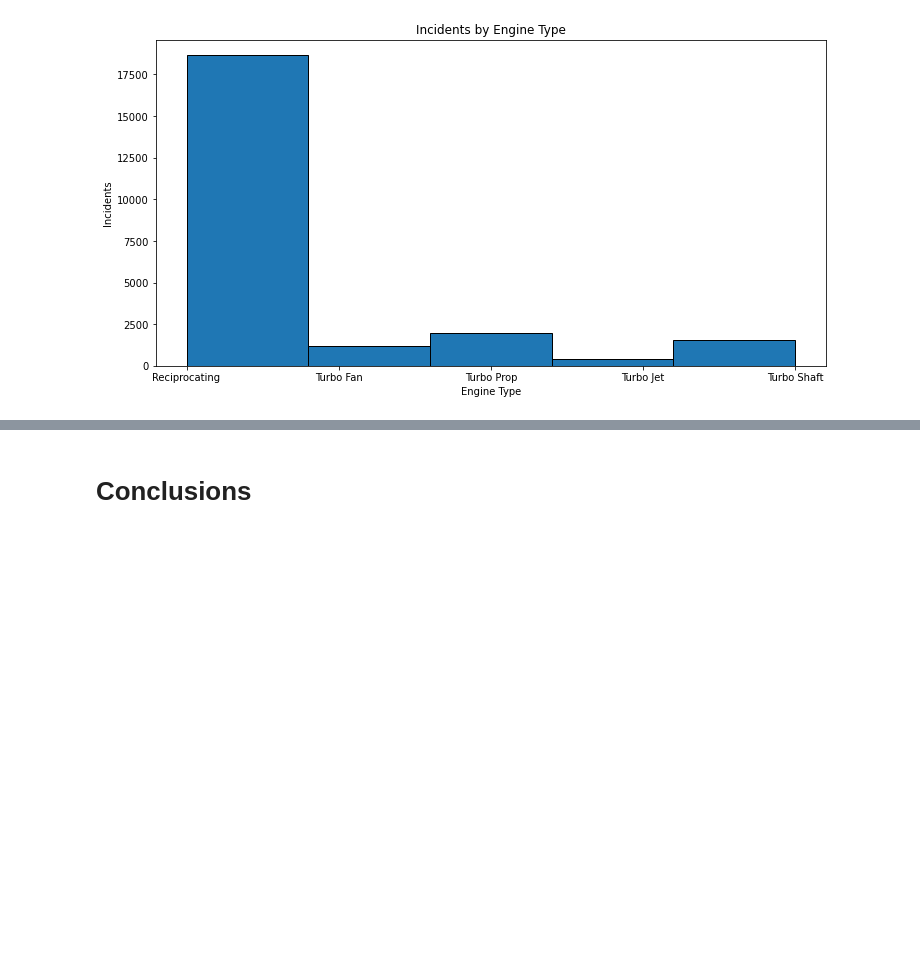
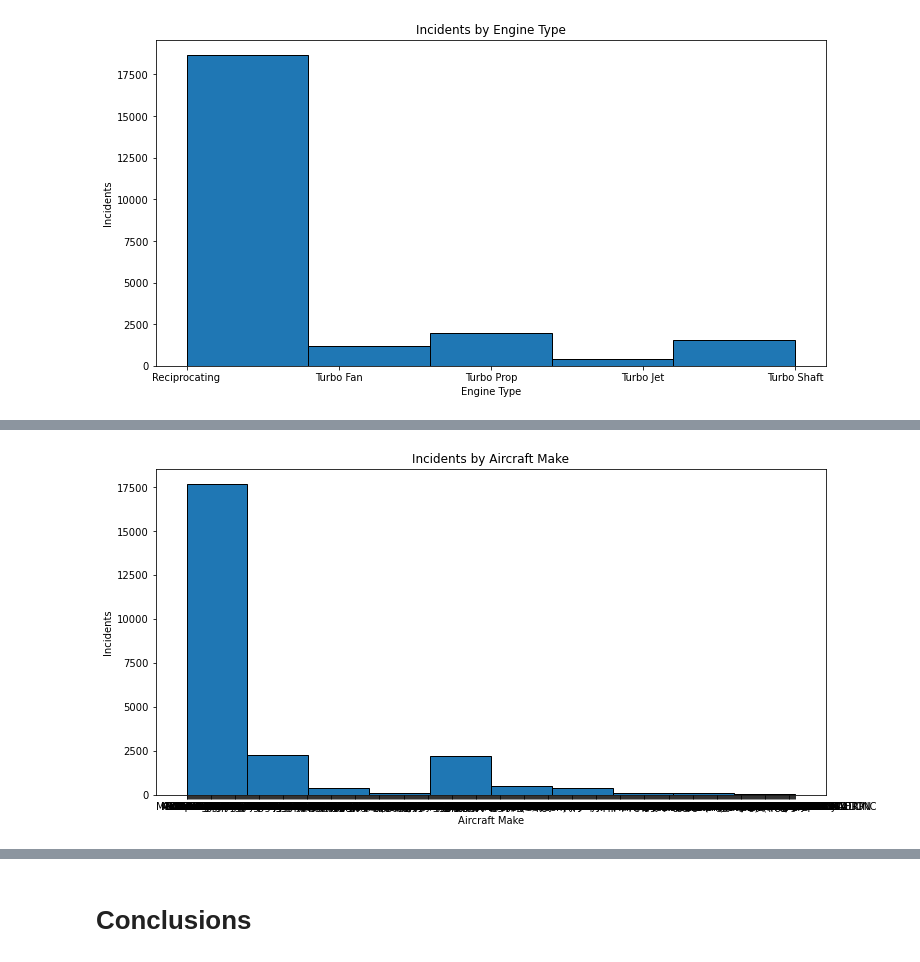
Before and after one commit to sfp13VA/Phase_1_Project, a Jupyter notebook: notebook.ipynb, the cells around one changed output, grey strips where cells are left out. Saved outputs shown, nothing was run; the diff lists cells and outputs as text; code cells hidden in the pictures; blank space fills up the shorter version.

```diff
--- a/notebook.ipynb
+++ b/notebook.ipynb
@@ -663,3 +630,12 @@ plt.show
+# %%
+fig, ax = plt.subplots(figsize=(12, 6))
+plt.hist(data['Make'], bins=10, edgecolor='black')
+ax.set_xlabel("Aircraft Make")
+ax.set_ylabel("Incidents")
+ax.set_title("Incidents by Aircraft Make")
+plt.show()
+# %% [output]
+[figure, added]
 # %%
 safest_aircraft.head()
 # %% [output]
```
Also changed, not shown: parts of 32 cells of this notebook.
